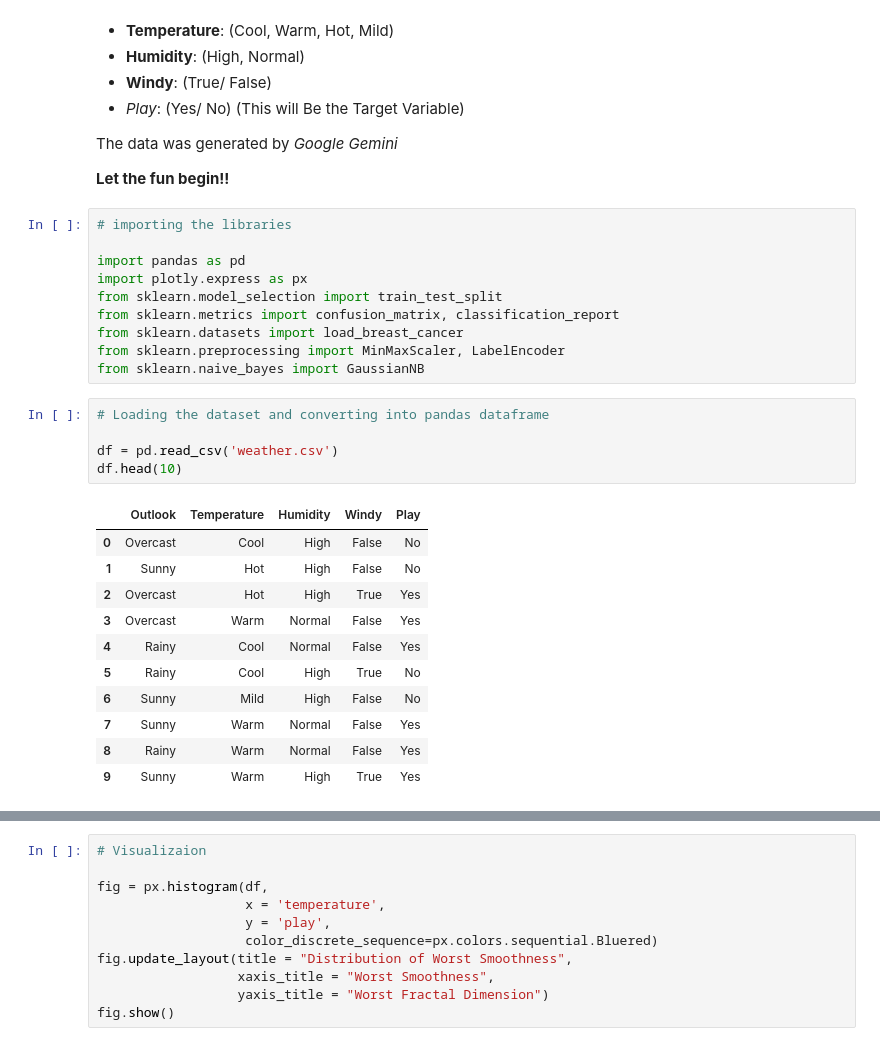
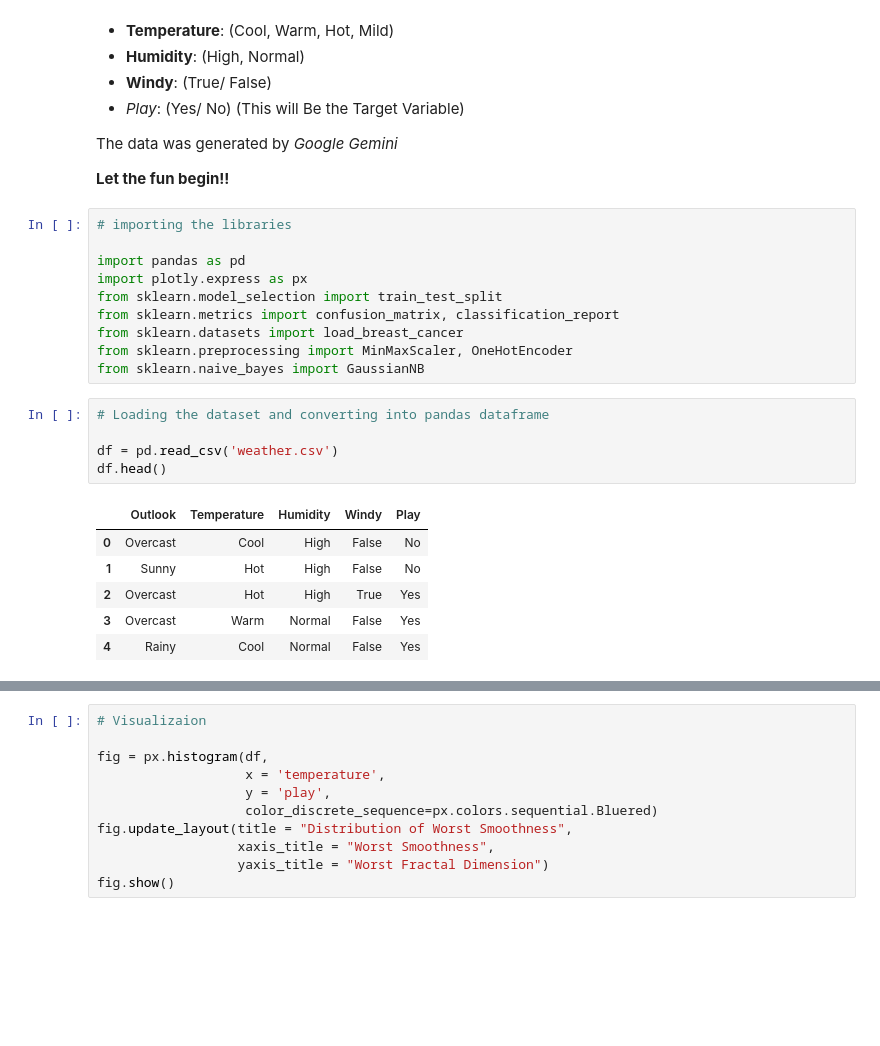
Before and after one commit to NathanCheonis05/machine-learning-education, a Jupyter notebook: naive_bayes_classifier.ipynb, the cells around one changed output, grey strips where cells are left out. Saved outputs shown, nothing was run; the diff lists cells and outputs as text; blank space fills up the shorter version.

Commit message:
made a new csv
I was goignt to use the OneHotEncoder() in sklearn and I am still trying to figure out how to clean data. This is tricky.

```diff
--- a/naive_bayes_classifier.ipynb
+++ b/naive_bayes_classifier.ipynb
@@ -28,22 +28,17 @@ import plotly.express as px
 from sklearn.model_selection import train_test_split
 from sklearn.metrics import confusion_matrix, classification_report
 from sklearn.datasets import load_breast_cancer
-from sklearn.preprocessing import MinMaxScaler, LabelEncoder
+from sklearn.preprocessing import MinMaxScaler, OneHotEncoder
 from sklearn.naive_bayes import GaussianNB
 # %%
 # Loading the dataset and converting into pandas dataframe
 
 df = pd.read_csv('weather.csv')
-df.head(10)
+df.head()
 # %% [output]
 |  | Outlook | Temperature | Humidity | Windy | Play |
 | 0 | Overcast | Cool | High | False | No |
 | 1 | Sunny | Hot | High | False | No |
 | 2 | Overcast | Hot | High | True | Yes |
 | 3 | Overcast | Warm | Normal | False | Yes |
 | 4 | Rainy | Cool | Normal | False | Yes |
-| 5 | Rainy | Cool | High | True | No |
-| 6 | Sunny | Mild | High | False | No |
-| 7 | Sunny | Warm | Normal | False | Yes |
-| 8 | Rainy | Warm | Normal | False | Yes |
-| 9 | Sunny | Warm | High | True | Yes |
```
Also changed, not shown: parts of 2 cells of this notebook, 2 other files.
